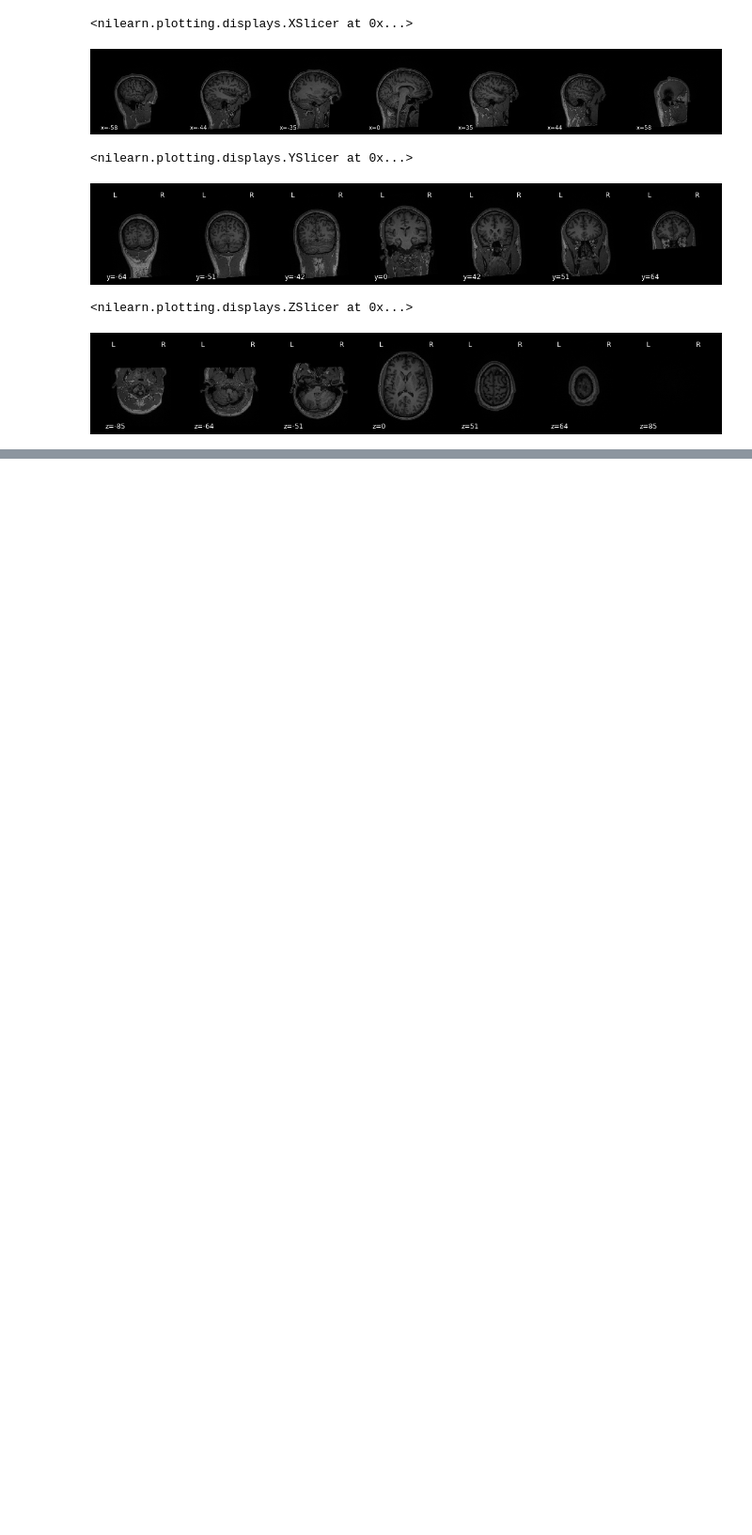
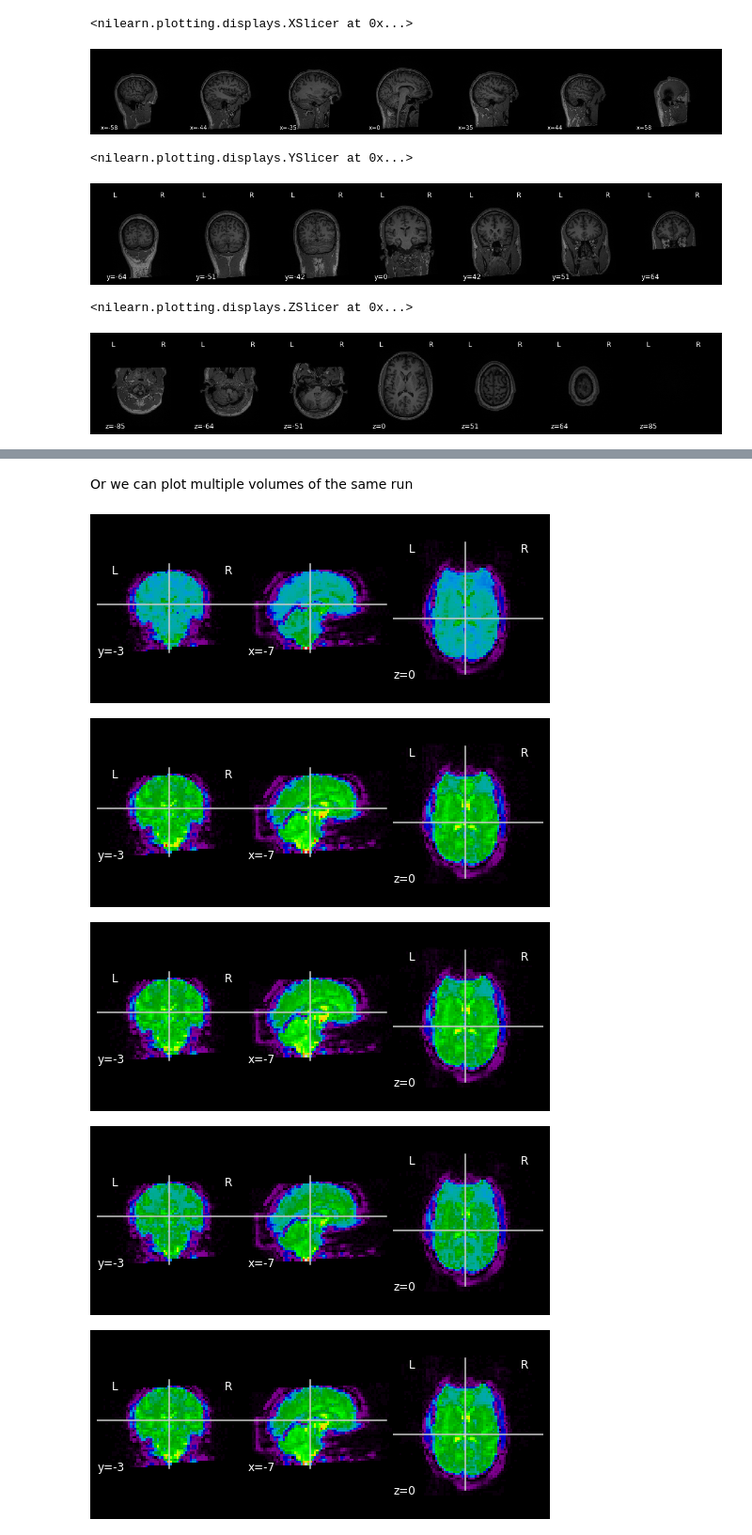
Before and after one commit to vgonzenbach/fmri-rep, a Jupyter notebook: data/viz/viz-subject.ipynb, the cells around one changed output, grey strips where cells are left out. Shown at 94% size. Saved outputs shown, nothing was run; the diff lists cells and outputs as text; code cells hidden in the pictures; blank space fills up the shorter version.

```diff
--- a/data/viz/viz-subject.ipynb
+++ b/data/viz/viz-subject.ipynb
@@ -102,0 +169,18 @@ nlplt.plot_anat(T1,
+# %% [markdown]
+Or we can plot multiple volumes of the same run
+# %%
+from nilearn.image import iter_img
+
+#plot BOLD runs
+for img in enumerate(iter_img(BOLD)):
+    plot_epi(img[1])
+
+    # only plot first 10 images
+    if(img[0] == 9):
+        break
+# %% [output]
+[figure, added]
+[figure, added]
+[figure, added]
+[figure, added]
+[figure, added]
```
Also changed, not shown: parts of 33 cells of this notebook.
